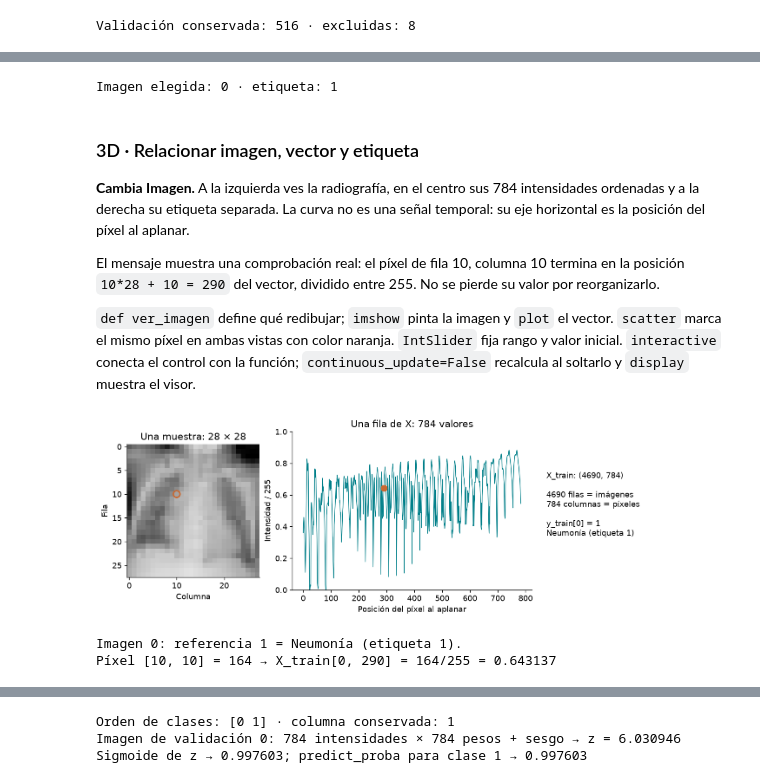
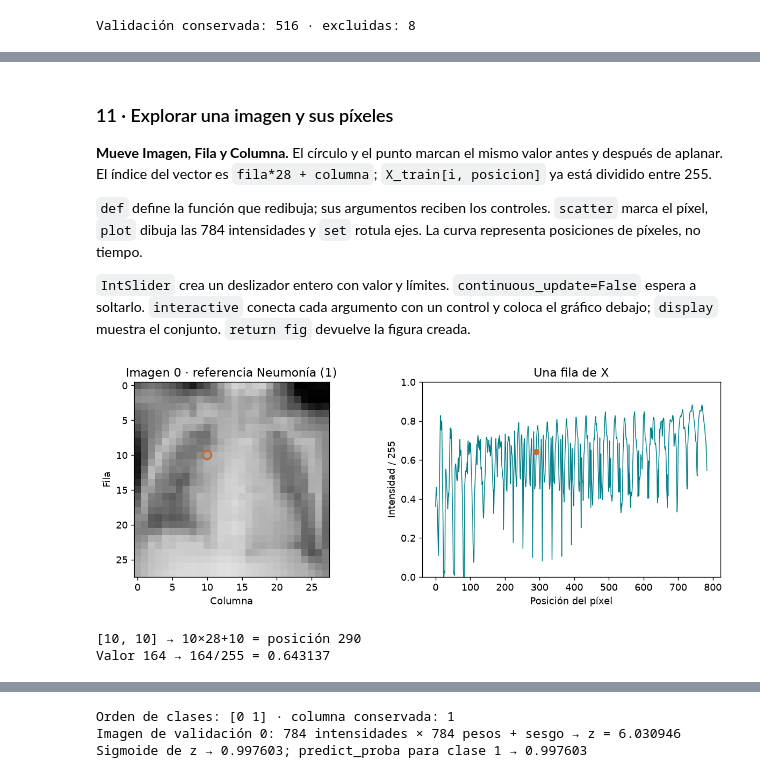
Before and after one commit to FisikMedik/taller-imagenes-medicas-python, a Jupyter notebook: Modulo_ML_radiografias.ipynb, the cells around one changed output, grey strips where cells are left out. Saved outputs shown, nothing was run; the diff lists cells and outputs as text; code cells hidden in the pictures.

Commit message:
Simplificar ML y acercar controles al código

```diff
--- a/Modulo_ML_radiografias.ipynb
+++ b/Modulo_ML_radiografias.ipynb
@@ -225,13 +158,9 @@ Las barras muestran que las clases de entrenamiento tienen tamaños diferentes.
 # %%
-fig, ejes = plt.subplots(1, 2, figsize=(11, 4.3), layout="constrained")
 conteos = np.bincount(y_train, minlength=2)
-barras = ejes[0].bar(["Normal", "Neumonía"], conteos, color=colores)
-ejes[0].bar_label(barras, padding=3)
-ejes[0].set(title="Entrenamiento tras quitar copias", ylabel="Número de imágenes", ylim=(0, 4000))
-ejes[1].axis("off")
-for y, texto, color in [(0.82, "ENTRENAR · 4690\nAprender los pesos", "#226b8a"), (0.48, "VALIDAR · 516\nElegir C entre tres opciones", "#007f89"), (0.14, "PROBAR · 624\nEvaluación final con decisiones fijadas", "#c96932")]:
-    ejes[1].text(0.5, y, texto, ha="center", va="center", color="white", transform=ejes[1].transAxes, bbox=dict(boxstyle="round,pad=0.7", facecolor=color, edgecolor="none"))
+fig, ax = plt.subplots(figsize=(7, 3.6), layout="constrained")
+barras = ax.bar(nombres, conteos, color=colores)
+ax.bar_label(barras, padding=3)
+ax.set(title="Entrenamiento: 4690 imágenes", ylabel="Número de imágenes", ylim=(0, 4000))
 plt.show()
-print("Eliminadas de train:", len(train_original)-len(y_train), "· excluidas de val:", int((~conservar_val).sum()))
-print("Índices originales de val excluidos:", np.flatnonzero(~conservar_val).tolist())
+print("Validación por clase:", np.bincount(y_val, minlength=2))
 # %% [output]
@@ -274,43 +183,44 @@ El `assert` evita un índice fuera de rango. En el visor podrás cambiar **Image
-# %%
-i = 0
-assert 0 <= i < len(X_train), "Elige un índice de entrenamiento válido."
-print("Imagen elegida:", i, "· etiqueta:", y_train[i])
-# %% [output]
-Imagen elegida: 0 · etiqueta: 1
 # %% [markdown]
-### 3D · Relacionar imagen, vector y etiqueta
+### 11 · Explorar una imagen y sus píxeles
 
-**Cambia Imagen.** A la izquierda ves la radiografía, en el centro sus 784 intensidades ordenadas y a la derecha su etiqueta separada. La curva no es una señal temporal: su eje horizontal es la posición del píxel al aplanar.
+**Mueve Imagen, Fila y Columna.** El círculo y el punto marcan el mismo valor antes y después de aplanar. El índice del vector es `fila*28 + columna`; `X_train[i, posicion]` ya está dividido entre 255.
 
-El mensaje muestra una comprobación real: el píxel de fila 10, columna 10 termina en la posición `10*28 + 10 = 290` del vector, dividido entre 255. No se pierde su valor por reorganizarlo.
+`def` define la función que redibuja; sus argumentos reciben los controles. `scatter` marca el píxel, `plot` dibuja las 784 intensidades y `set` rotula ejes. La curva representa posiciones de píxeles, no tiempo.
 
-`def ver_imagen` define qué redibujar; `imshow` pinta la imagen y `plot` el vector. `scatter` marca el mismo píxel en ambas vistas con color naranja. `IntSlider` fija rango y valor inicial. `interactive` conecta el control con la función; `continuous_update=False` recalcula al soltarlo y `display` muestra el visor.
+`IntSlider` crea un deslizador entero con valor y límites. `continuous_update=False` espera a soltarlo. `interactive` conecta cada argumento con un control y coloca el gráfico debajo; `display` muestra el conjunto. `return fig` devuelve la figura creada.
 # %%
-def ver_imagen(indice_imagen=0):
+def ver_imagen(indice_imagen=0, fila=10, columna=10):
     i = indice_imagen
-    fig, ejes = plt.subplots(1, 3, figsize=(12, 3.8), layout="constrained", gridspec_kw={"width_ratios": [1, 1.8, 1.4]})
+    # Cada fila tiene 28 píxeles; el vector conserva ese orden.
+    posicion = fila * 28 + columna
+    brillo = int(imagenes_train[i, fila, columna])
+    # Dos paneles: imagen y los mismos valores aplanados.
+    fig, ejes = plt.subplots(1, 2, figsize=(10, 3.8), layout="constrained")
     ejes[0].imshow(imagenes_train[i], cmap="gray", vmin=0, vmax=255, interpolation="nearest")
-    ejes[0].scatter(10, 10, s=85, facecolors="none", edgecolors="#c96932", linewidths=2)
-    ejes[0].set(title="Una muestra: 28 × 28", xlabel="Columna", ylabel="Fila")
-    ejes[1].plot(np.arange(784), X_train[i], color="#007f89", linewidth=0.9)
-    ejes[1].scatter(290, X_train[i, 290], s=70, color="#c96932", zorder=3)
-    ejes[1].set(title="Una fila de X: 784 valores", xlabel="Posición del píxel al aplanar", ylabel="Intensidad / 255", ylim=(0, 1))
-    ejes[2].axis("off")
-    ejes[2].text(0.05, 0.75, f"X_train: {X_train.shape}\n\n4690 filas = imágenes\n784 columnas = píxeles\n\ny_train[{i}] = {y_train[i]}\n{nombres[y_train[i]]}", va="top", transform=ejes[2].transAxes)
+    # x=columna, y=fila; s=tamaño, facecolors=relleno, edgecolors=borde, linewidths=grosor.
+    ejes[0].scatter(columna, fila, s=90, facecolors="none", edgecolors="#c96932", linewidths=2)
+    ejes[0].set(title=f"Imagen {i} · referencia {nombres[y_train[i]]}", xlabel="Columna", ylabel="Fila")
+    ejes[1].plot(X_train[i], color="#007f89", linewidth=0.9)
+    # zorder mayor coloca el marcador por encima de la curva.
+    ejes[1].scatter(posicion, X_train[i, posicion], color="#c96932", zorder=3)
+    ejes[1].set(title="Una fila de X", xlabel="Posición del píxel", ylabel="Intensidad / 255", ylim=(0, 1))
     plt.show()
-    fila_pixel, columna_pixel = 10, 10
-    posicion = fila_pixel * 28 + columna_pixel
-    brillo = int(imagenes_train[i, fila_pixel, columna_pixel])
-    print(f"Imagen {i}: referencia {y_train[i]} = {nombres[y_train[i]]}.")
-    print(f"Píxel [10, 10] = {brillo} → X_train[{i}, 290] = {brillo}/255 = {X_train[i, posicion]:.6f}")
-    assert np.isclose(X_train[i, posicion], brillo / 255.0)
+    print(f"[{fila}, {columna}] → {fila}×28+{columna} = posición {posicion}")
+    print(f"Valor {brillo} → {brillo}/255 = {X_train[i, posicion]:.6f}")
     return fig
 
-imagen_control = widgets.IntSlider(value=i, min=0, max=len(X_train)-1, step=1,
+# value: inicio; min/max: extremos; description: rótulo; paso entero predeterminado: 1.
+imagen_control = widgets.IntSlider(value=0, min=0, max=len(X_train)-1,
                                    description="Imagen", continuous_update=False)
-visor_imagen = widgets.interactive(ver_imagen, indice_imagen=imagen_control)
+fila_control = widgets.IntSlider(value=10, min=0, max=27,
+                                 description="Fila", continuous_update=False)
+columna_control = widgets.IntSlider(value=10, min=0, max=27,
+                                    description="Columna", continuous_update=False)
+# interactive coloca los controles y la salida juntos.
+visor_imagen = widgets.interactive(ver_imagen, indice_imagen=imagen_control,
+                                  fila=fila_control, columna=columna_control)
 display(visor_imagen)
 # %% [output]
-[figure, old version]
+[figure, new version]
-Imagen 0: referencia 1 = Neumonía (etiqueta 1).
-Píxel [10, 10] = 164 → X_train[0, 290] = 164/255 = 0.643137
+[10, 10] → 10×28+10 = posición 290
+Valor 164 → 164/255 = 0.643137
```
Also changed, not shown: parts of 126 cells of this notebook, 4 other files.
